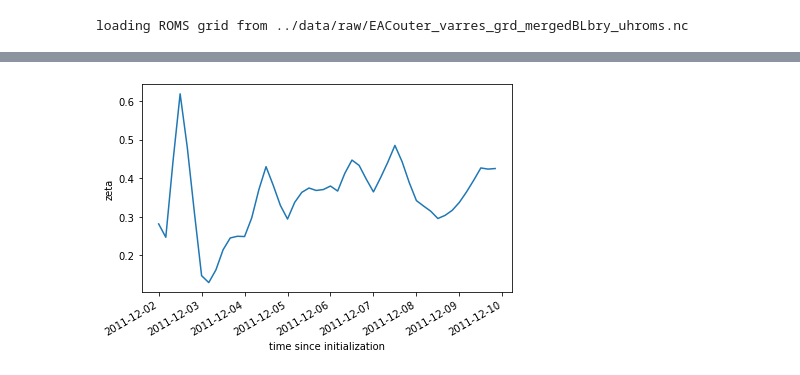
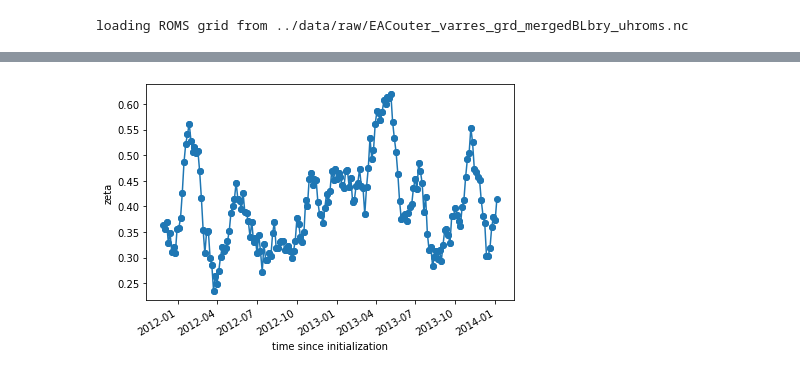
Before and after one commit to Ocean1125/OSSE-analysis, a Jupyter notebook: notebooks/1.0-truthRun.ipynb, the cells around one changed output, grey strips where cells are left out. Saved outputs shown, nothing was run; the diff lists cells and outputs as text; code cells hidden in the pictures.

```diff
--- a/notebooks/1.0-truthRun.ipynb
+++ b/notebooks/1.0-truthRun.ipynb
@@ -29,7 +35,10 @@ def indexMeanMetric(input,iRange,jRange):
 # %%
 import glob
 chunks = {'ocean_time':1}
-filelist = glob.glob(hisFilePath+'outer_his_0800*.nc')
+
+filelist = glob.glob(hisFilePath+'outer_his_*.nc')
+
+#datelist = np.array(range(timeRange[0],timeRange[1],4))
 
 
 for files in filelist:
@@ -44,9 +66,16 @@ ds = xr.open_mfdataset(filelist,chunks, data_vars='minimal',compat='override',co
 # %%
 # load to some variables to memory:
-ssh = ds.zeta.load()
-sst = ds.isel(s_rho=-1).load()
+ssh = ds.zeta
+sst = ds.isel(s_rho=-1)
+# %%
+iRangeMetric = [115, 200]
+jRangeMetric = [85, 150]
+timeRange = [8005, 8013]
+timePeriod = 4
+# %%
+ssh_metric = indexMeanMetric(ssh,iRangeMetric,jRangeMetric)
 # %%
-ssh_metric.plot()
+ssh_metric.plot.line('-o')
 plt.tight_layout()
 # %% [output]
-[figure, old version]
+[figure, new version]
```
Also changed, not shown: parts of 7 cells of this notebook, 3 other files.
